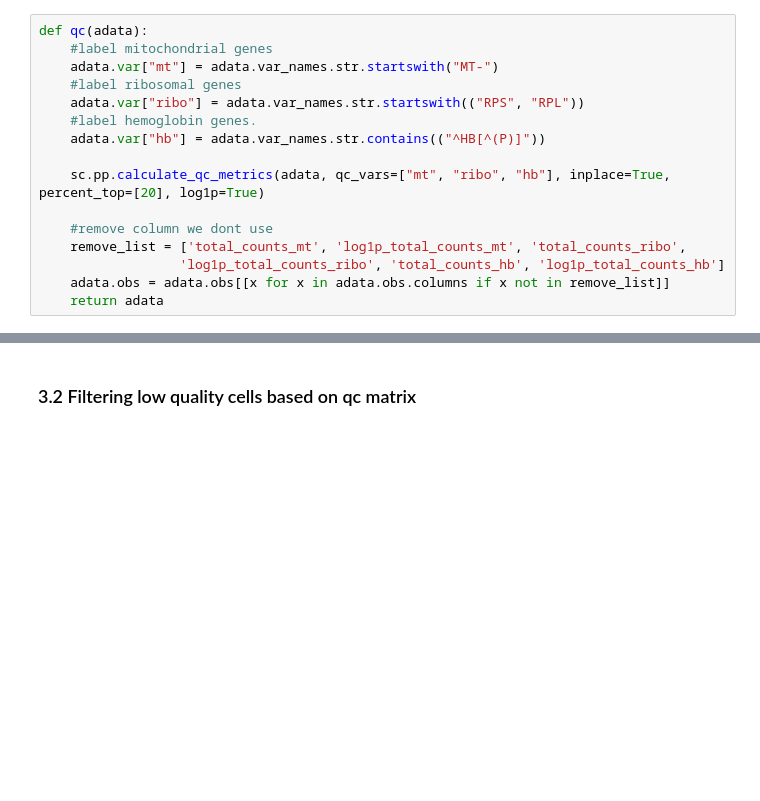
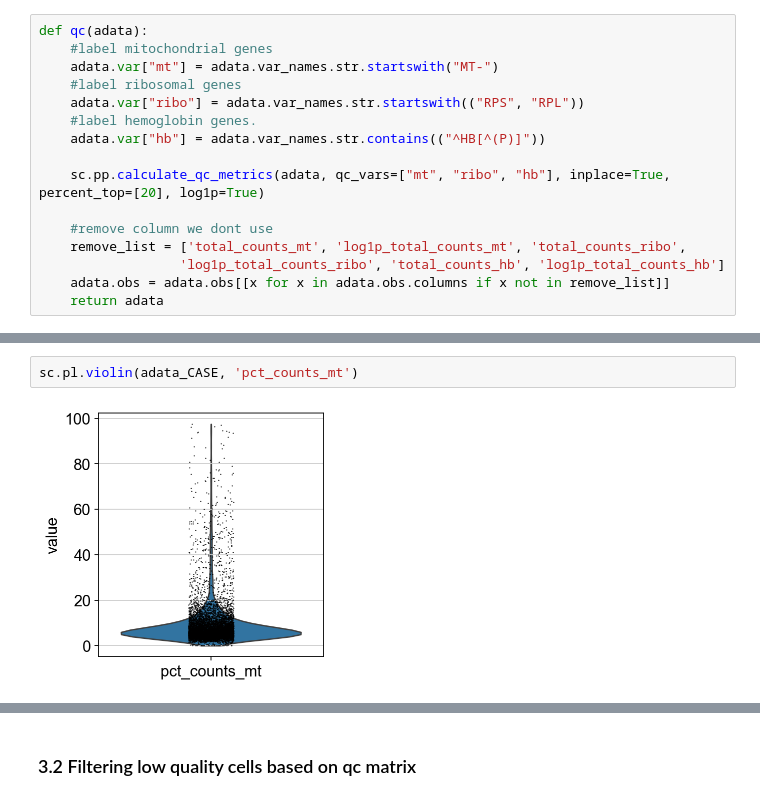
Before and after one commit to chira-ploy/singlecells-DataPlayground, a Jupyter notebook: alopecia_areata/alopecia_areata_preprocessing.ipynb, the cells around one changed output, grey strips where cells are left out. Drawn from its saved outputs; the diff is of its cells as text; blank space fills up the shorter version.

```diff
--- a/alopecia_areata/alopecia_areata_preprocessing.ipynb
+++ b/alopecia_areata/alopecia_areata_preprocessing.ipynb
@@ -114,0 +139,4 @@ def qc(adata):
+# %%
+sc.pl.violin(adata_CASE, 'pct_counts_mt')
+# %% [output]
+[figure, added]
```
Also changed, not shown: parts of 24 cells of this notebook.
